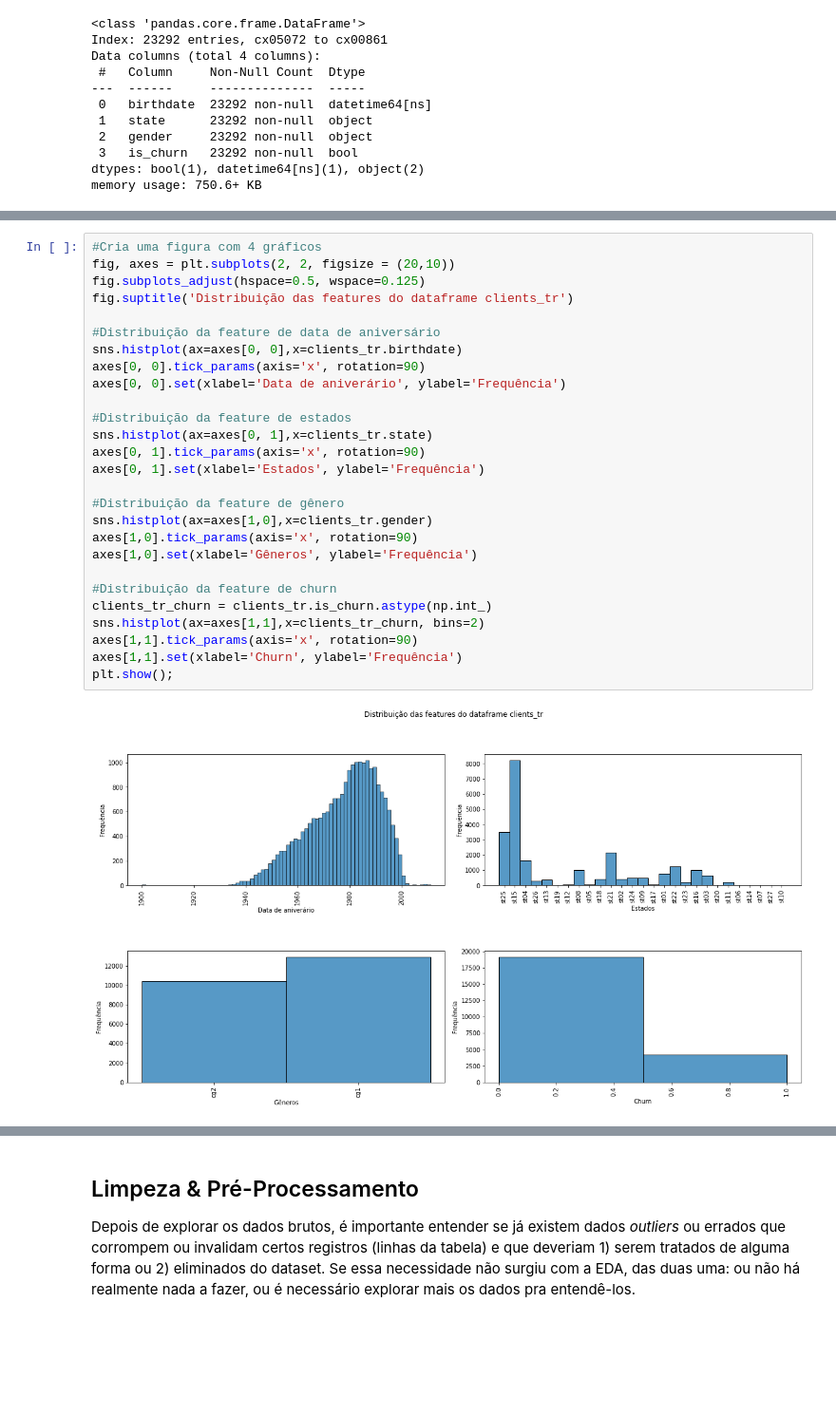
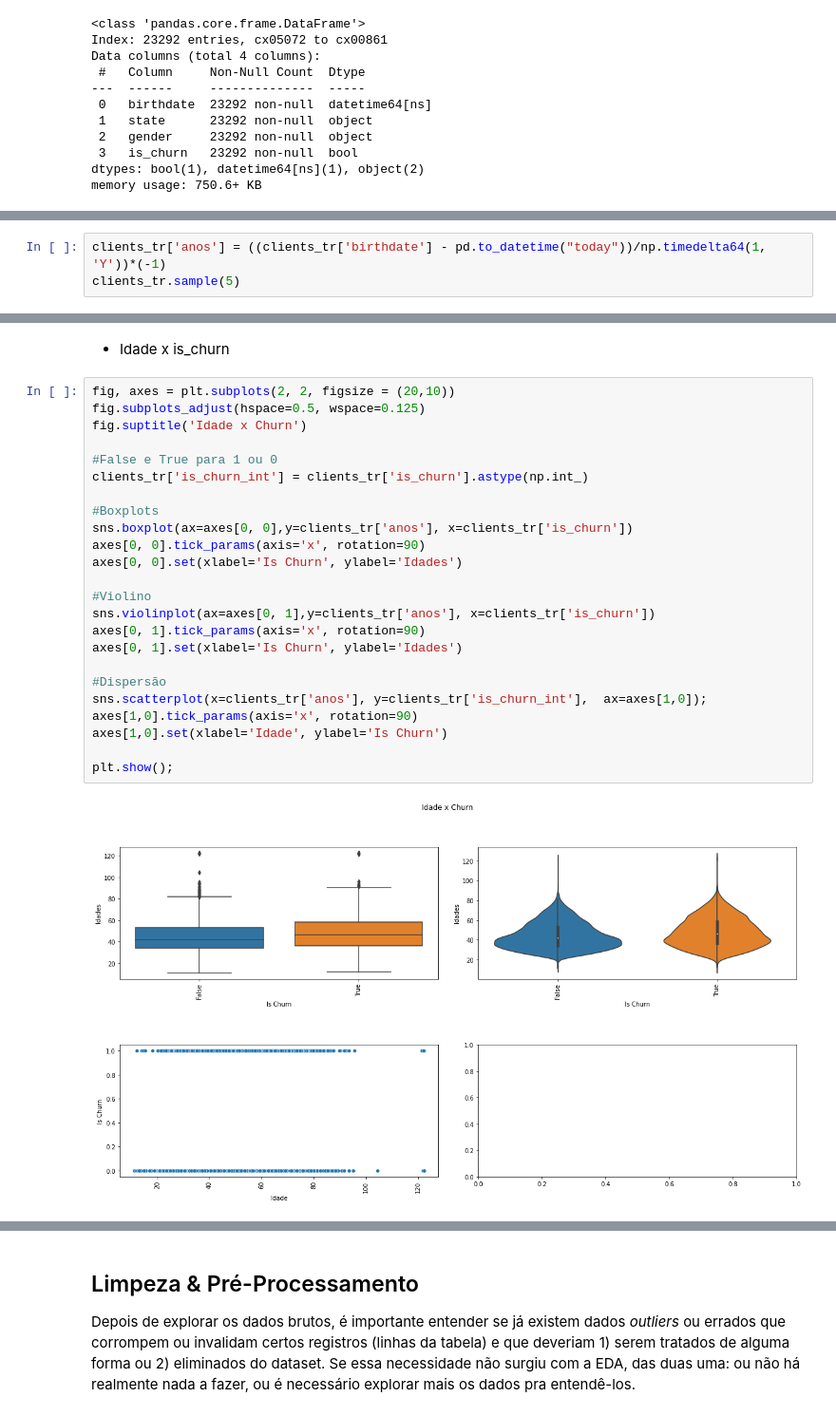
Before and after one commit to casjunior93/Desafio-Tera---Ensemble, a Jupyter notebook: Desafio_Assinado_Luizalabs_Ensembles.ipynb, the cells around one changed output, grey strips where cells are left out. Shown at 95% size. Cells and saved outputs as stored; diff of their text form; blank space fills up the shorter version.

```diff
--- a/Desafio_Assinado_Luizalabs_Ensembles.ipynb
+++ b/Desafio_Assinado_Luizalabs_Ensembles.ipynb
@@ -354,0 +360,3 @@ Gráficos de distribuição do dataframe clients_tr
+# %%
+clients_tr['anos'] = ((clients_tr['birthdate'] - pd.to_datetime("today"))/np.timedelta64(1, 'Y'))*(-1)
+clients_tr.sample(5)
@@ -355,29 +421,28 @@ Gráficos de distribuição do dataframe clients_tr
+# %% [markdown]
+* Idade x is_churn
 # %%
-#Cria uma figura com 4 gráficos
 fig, axes = plt.subplots(2, 2, figsize = (20,10))
 fig.subplots_adjust(hspace=0.5, wspace=0.125)
-fig.suptitle('Distribuição das features do dataframe clients_tr')
+fig.suptitle('Idade x Churn')
 
-#Distribuição da feature de data de aniversário
-sns.histplot(ax=axes[0, 0],x=clients_tr.birthdate)
+#False e True para 1 ou 0
+clients_tr['is_churn_int'] = clients_tr['is_churn'].astype(np.int_)
+
+#Boxplots
+sns.boxplot(ax=axes[0, 0],y=clients_tr['anos'], x=clients_tr['is_churn'])
 axes[0, 0].tick_params(axis='x', rotation=90)
-axes[0, 0].set(xlabel='Data de aniverário', ylabel='Frequência')
+axes[0, 0].set(xlabel='Is Churn', ylabel='Idades')
 
-#Distribuição da feature de estados
-sns.histplot(ax=axes[0, 1],x=clients_tr.state)
+#Violino
+sns.violinplot(ax=axes[0, 1],y=clients_tr['anos'], x=clients_tr['is_churn'])
 axes[0, 1].tick_params(axis='x', rotation=90)
-axes[0, 1].set(xlabel='Estados', ylabel='Frequência')
+axes[0, 1].set(xlabel='Is Churn', ylabel='Idades')
 
-#Distribuição da feature de gênero
-sns.histplot(ax=axes[1,0],x=clients_tr.gender)
+#Dispersão
+sns.scatterplot(x=clients_tr['anos'], y=clients_tr['is_churn_int'],  ax=axes[1,0]);
 axes[1,0].tick_params(axis='x', rotation=90)
-axes[1,0].set(xlabel='Gêneros', ylabel='Frequência')
+axes[1,0].set(xlabel='Idade', ylabel='Is Churn')
 
-#Distribuição da feature de churn
-clients_tr_churn = clients_tr.is_churn.astype(np.int_)
-sns.histplot(ax=axes[1,1],x=clients_tr_churn, bins=2)
-axes[1,1].tick_params(axis='x', rotation=90)
-axes[1,1].set(xlabel='Churn', ylabel='Frequência')
 plt.show();
 # %% [output]
-[figure, old version]
+[figure, new version]
```
Also changed, not shown: parts of 19 cells of this notebook.
